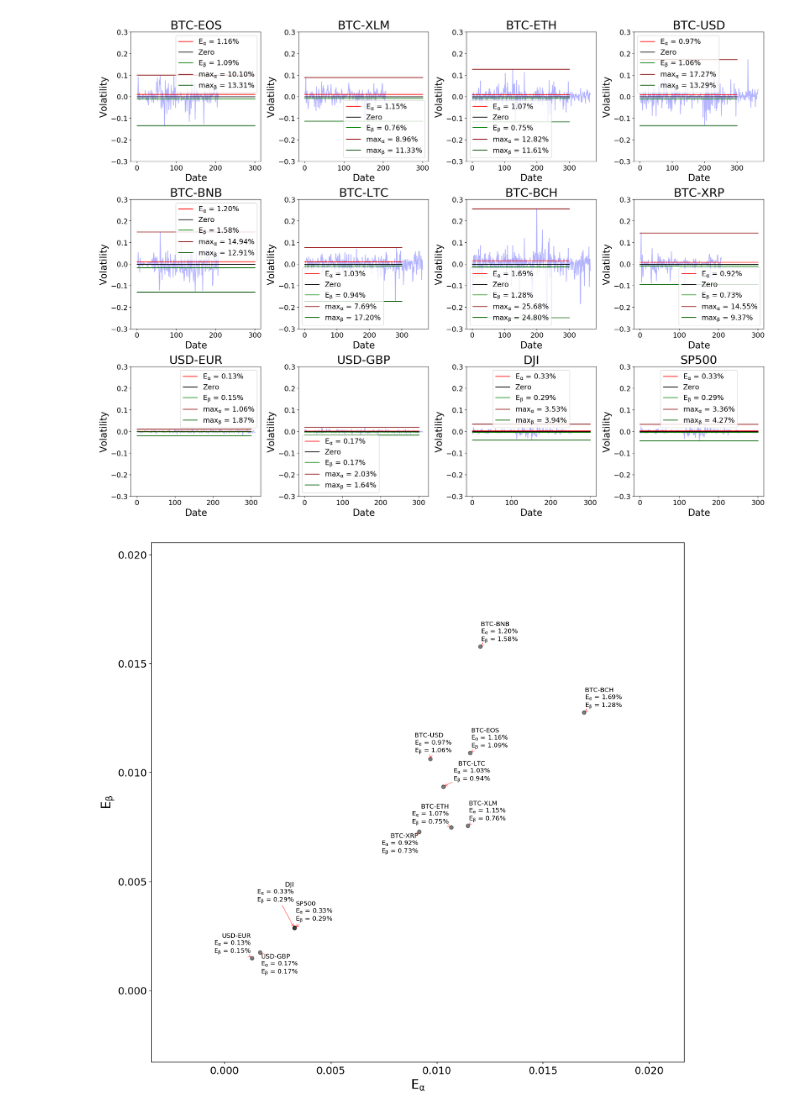
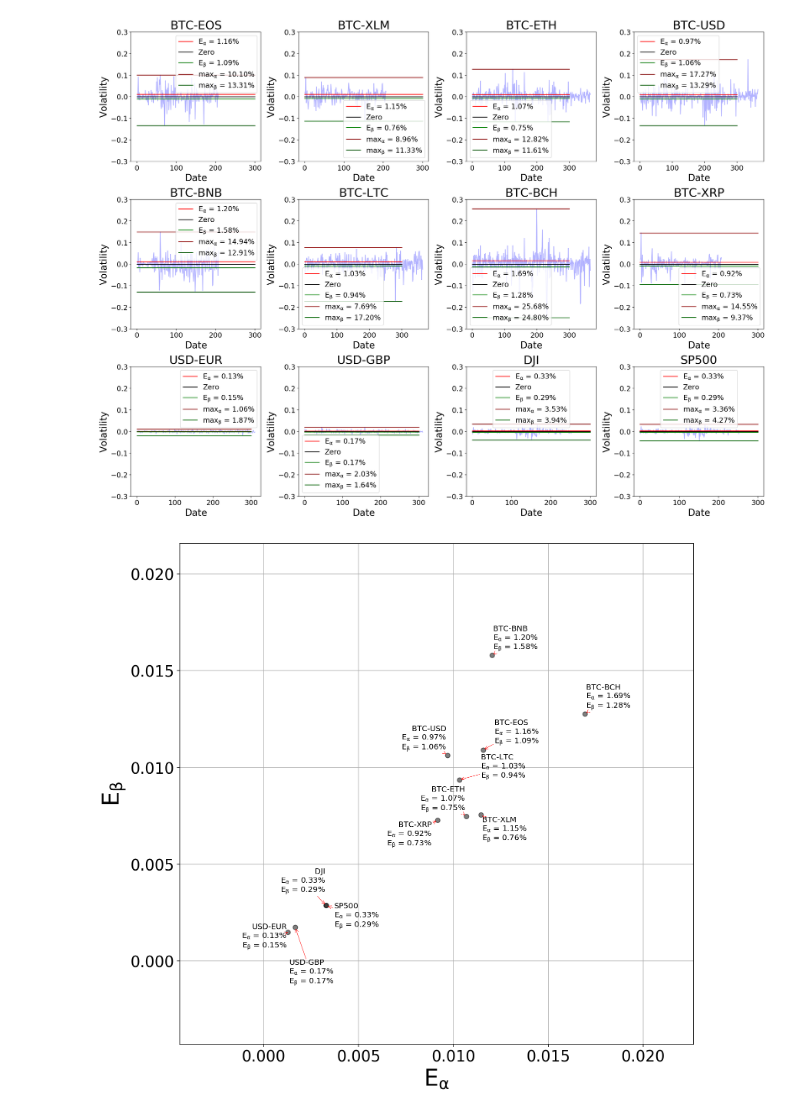
Before and after one commit to DEX-ware/fair-atomic-swap, a Jupyter notebook: src/evaluation/evaluation.ipynb, the cells around one changed output. Cells and saved outputs as stored; diff of their text form; code cells hidden in the pictures.

```diff
--- a/src/evaluation/evaluation.ipynb
+++ b/src/evaluation/evaluation.ipynb
@@ -251,7 +251,12 @@ for k, v in data.items():
 # plt.yscale('log')
 plt.xscale('log')
 
-plt.xlabel('Strike Time', fontsize=20)
+# ytick as percent
+ax = plt.gca()
+vals = ax.get_yticks()
+ax.set_yticklabels(['{:,.2%}'.format(x) for x in vals])
+
+plt.xlabel('Strike Time (in Days)', fontsize=20)
 plt.ylabel('Premium', fontsize=20)
 plt.tick_params(axis='both', labelsize=20)
 
@@ -332,35 +337,37 @@ for k, v in data.items():
 
     # retrieve data
     # retrieve data
     df, v_info = v[0], v[1]
     v_ser = df['price_pct_change']
     up_max, down_max = v_ser.max(), v_ser.min()
     E_up = v_info[0] * v_info[1]
     E_down = - v_info[2] * v_info[3]
 
     Eups.append(E_up)
     Edowns.append(E_down)
 
     txt = k.upper() + '\n' \
             + r'$E_\alpha$ = {:.2f}%'.format(E_up * 100) + '\n' \
             + r'$E_\beta$ = {:.2f}%'.format(E_down * 100)
 
     txts.append(txt)
 
 # plot
-fig = plt.figure(figsize=(15, 15))
+fig = plt.figure(figsize=(12, 12))
 p1 = plt.scatter(Eups, Edowns, color="black", alpha=0.5)
 texts = []
 for x, y, s in zip(Eups, Edowns, txts):
     texts.append(plt.text(x, y, s))
 adjust_text(texts, arrowprops=dict(arrowstyle="->", color='r', lw=0.5))
 
 # plt.xlim([0.005, 0.02])
 # plt.ylim([0.005, 0.02])
-plt.xlabel(r'$E_\alpha$', fontsize=20)
-plt.ylabel(r'$E_\beta$', fontsize=20)
-plt.tick_params(axis='both', labelsize=16)
+plt.xlabel(r'$E_\alpha$', fontsize=30)
+plt.ylabel(r'$E_\beta$', fontsize=30)
+plt.tick_params(axis='both', labelsize=20)
+
+plt.grid()
 
 plt.savefig('../../paper/figs/vol_scatter.eps')
 # %% [output]
-[figure, old version]
+[figure, new version]
```
Also changed, not shown: parts of 1 cell of this notebook, 2 other files.
